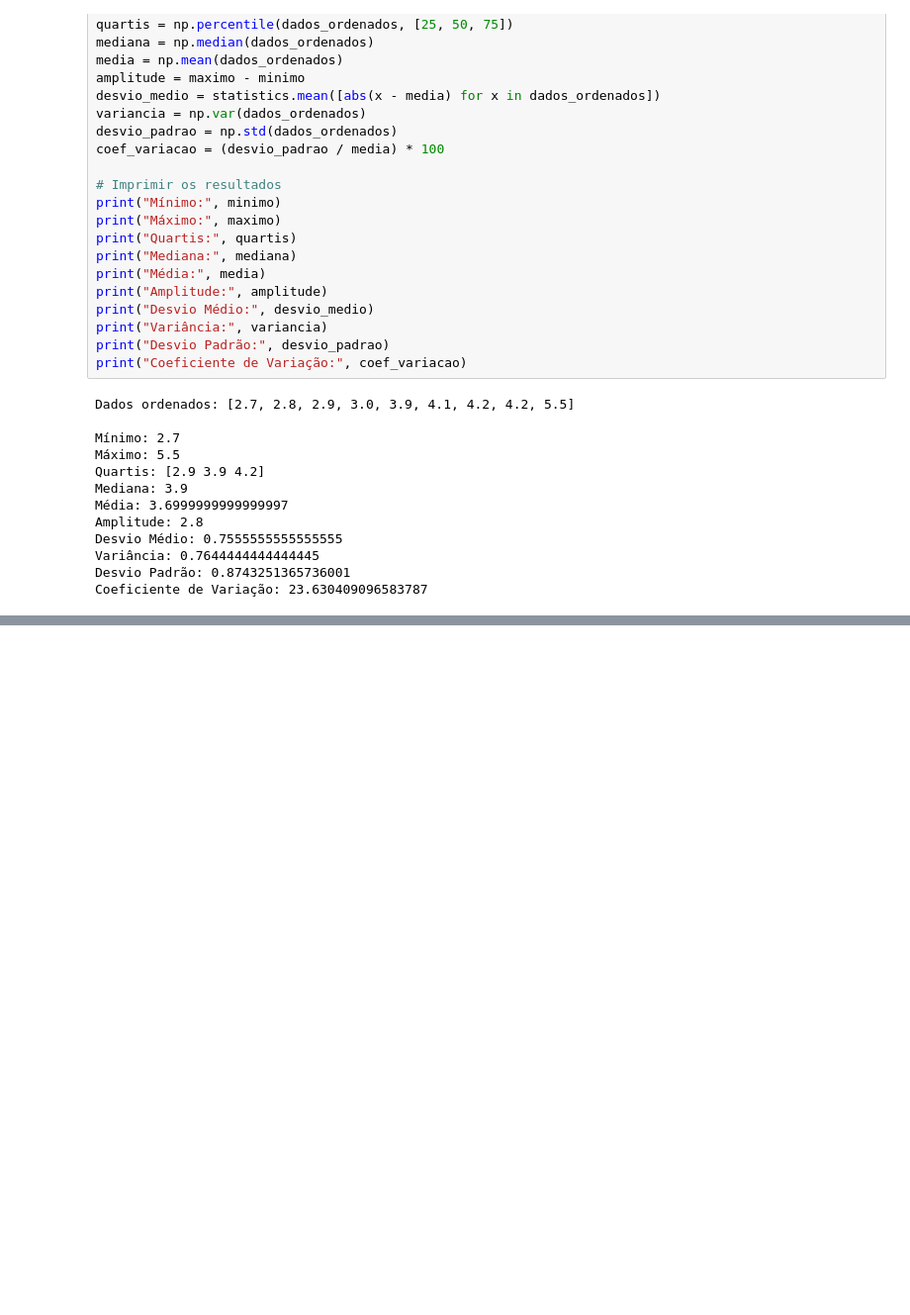
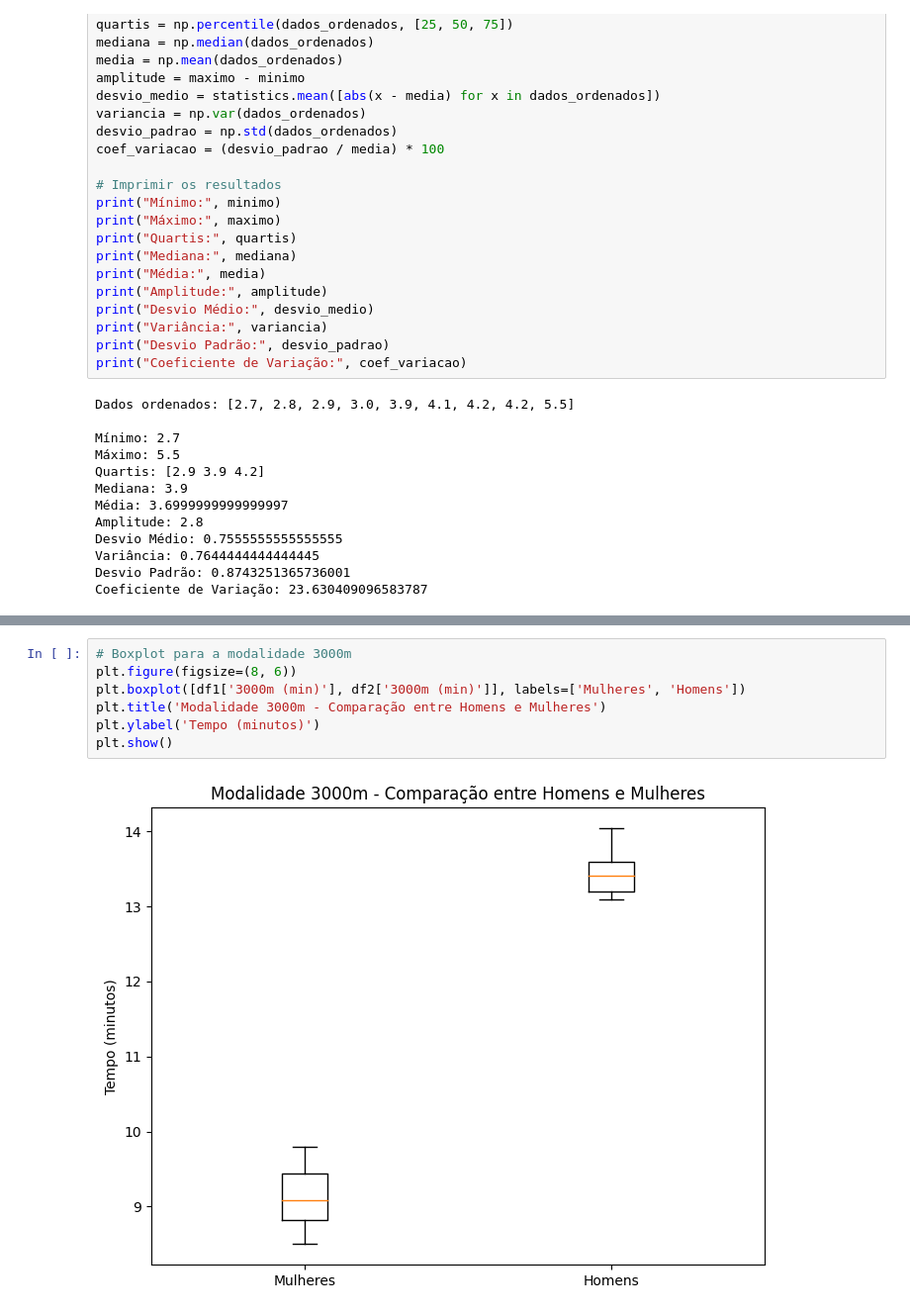
Before and after one commit to EduardoWS/python-for-ML, a Jupyter notebook: EduardoRibeiroRodriguesTrabalho1.ipynb, the cells around one changed output, grey strips where cells are left out. Shown: that part at 99% size. Drawn from its saved outputs; the diff is of its cells as text; blank space fills up the shorter version.

```diff
--- a/EduardoRibeiroRodriguesTrabalho1.ipynb
+++ b/EduardoRibeiroRodriguesTrabalho1.ipynb
@@ -282,0 +584,9 @@ Coeficiente de Variação: 23.630409096583787
+# %%
+# Boxplot para a modalidade 3000m
+plt.figure(figsize=(8, 6))
+plt.boxplot([df1['3000m (min)'], df2['3000m (min)']], labels=['Mulheres', 'Homens'])
+plt.title('Modalidade 3000m - Comparação entre Homens e Mulheres')
+plt.ylabel('Tempo (minutos)')
+plt.show()
+# %% [output]
+[figure, added]
```
Also changed, not shown: parts of 24 cells of this notebook.
